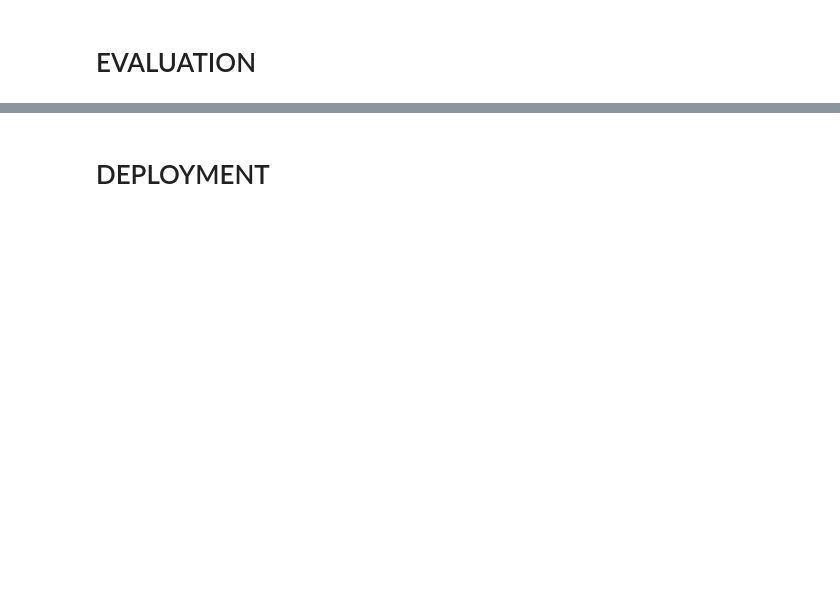
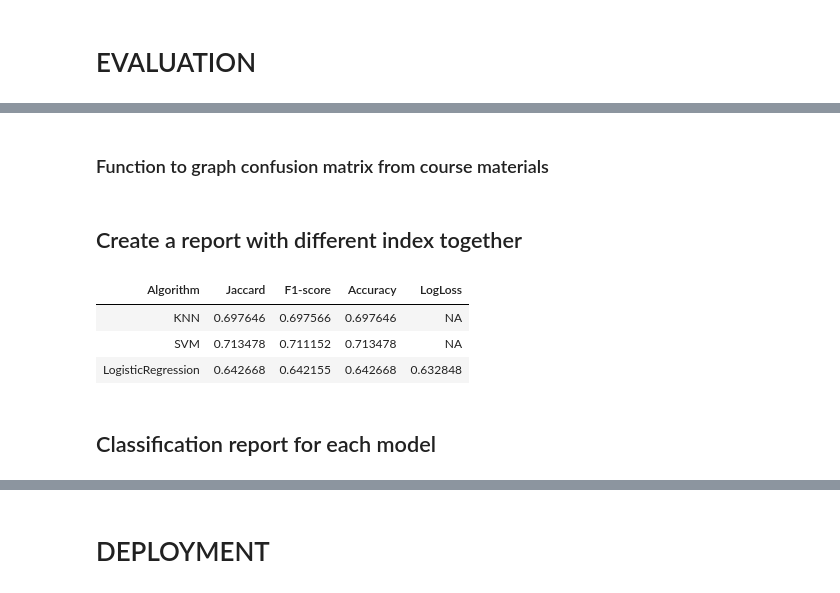
Before and after one commit to rafaelmata357/Coursera_Capstone, a Jupyter notebook: capstone_project.ipynb, the cells around one changed output, grey strips where cells are left out. Drawn from its saved outputs; the diff is of its cells as text; code cells hidden in the pictures; blank space fills up the shorter version.

Commit message:
Feat: Add evaluation metrics to the project

```diff
--- a/capstone_project.ipynb
+++ b/capstone_project.ipynb
@@ -955,0 +907,4 @@ log_loss(y_test, yhat_prob)
+# %%
+# Predicting using SVM model
+yhat_svm = svc_svm.predict(X_test)
+yhat_svm[0:5]
@@ -955,0 +913,8 @@ log_loss(y_test, yhat_prob)
+# %%
+# Predicting using Logistic Regression
+yhat_lr = LR.predict(X_test)
+yhat_lr[:5]
+
+#Prediction probability
+yhat_prob = LR.predict_proba(X_test)
+yhat_prob[:5]
@@ -955,0 +935,15 @@ log_loss(y_test, yhat_prob)
+# %%
+knn_f1 = f1_score(y_test, yhat_knn, average='weighted')
+knn_jc = jaccard_similarity_score(y_test, yhat_knn)
+knn_acc = metrics.accuracy_score(y_test, yhat_knn)
+
+svm_f1 = f1_score(y_test, yhat_svm, average='weighted')
+svm_jc = jaccard_similarity_score(y_test, yhat_svm)
+svm_acc = metrics.accuracy_score(y_test, yhat_svm)
+
+lr_f1 = f1_score(y_test, yhat_lr, average='weighted', labels=np.unique(yhat_lr))
+lr_jc = jaccard_similarity_score(y_test, yhat_lr)
+lr_acc = metrics.accuracy_score(y_test, yhat_lr)
+lr_loss =log_loss(y_test, yhat_prob)
+# %% [markdown]
+### Function to graph confusion matrix from course materials
@@ -955,0 +986,23 @@ log_loss(y_test, yhat_prob)
+# %% [markdown]
+## Create a report with different index together
+# %%
+report_df = pd.DataFrame({'Algorithm':['KNN','SVM', 'LogisticRegression'], 'Jaccard':[knn_jc, svm_jc, lr_jc], 'F1-score':[knn_f1, svm_f1, lr_f1], 'Accuracy':[knn_acc, svm_acc, lr_acc], 'LogLoss':['NA', 'NA', lr_loss]} )
+# %%
+from IPython.display import display, HTML
+display(HTML("""
+<style>
+.output {
+    display: flex;
+    align-items: center;
+    text-align: center;
+}
+</style>
+"""))
+HTML(report_df.to_html(index=False))
+# %% [output]
+| Algorithm | Jaccard | F1-score | Accuracy | LogLoss |
+| KNN | 0.697646 | 0.697566 | 0.697646 | NA |
+| SVM | 0.713478 | 0.711152 | 0.713478 | NA |
+| LogisticRegression | 0.642668 | 0.642155 | 0.642668 | 0.632848 |
+# %% [markdown]
+## Classification report for each model
```
Also changed, not shown: parts of 34 cells of this notebook.
